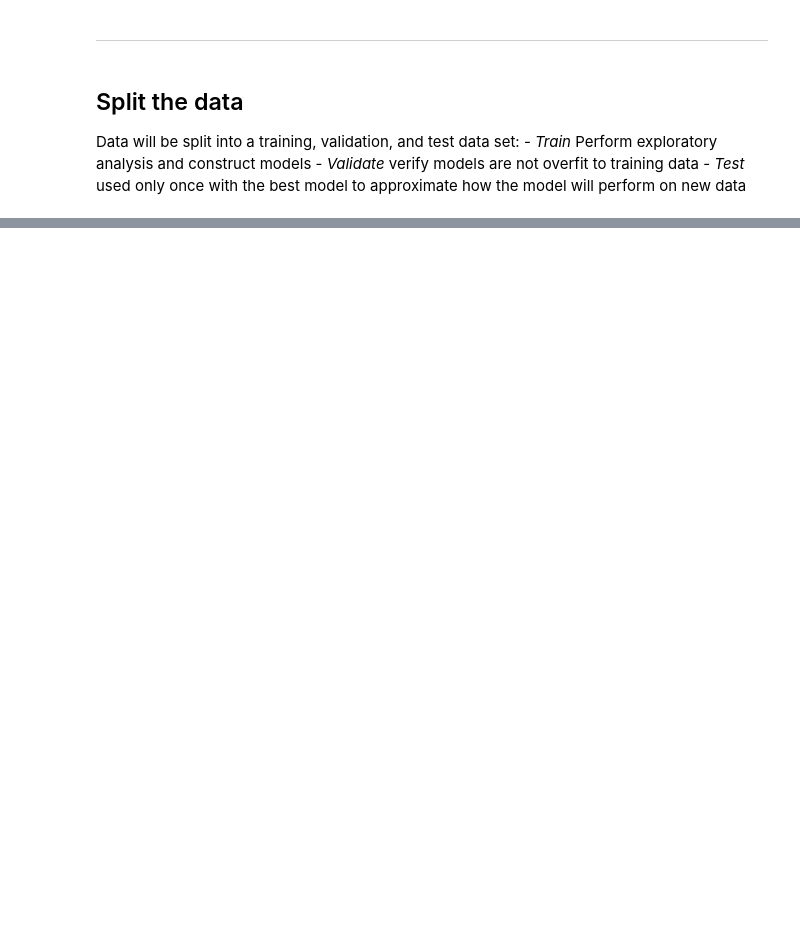
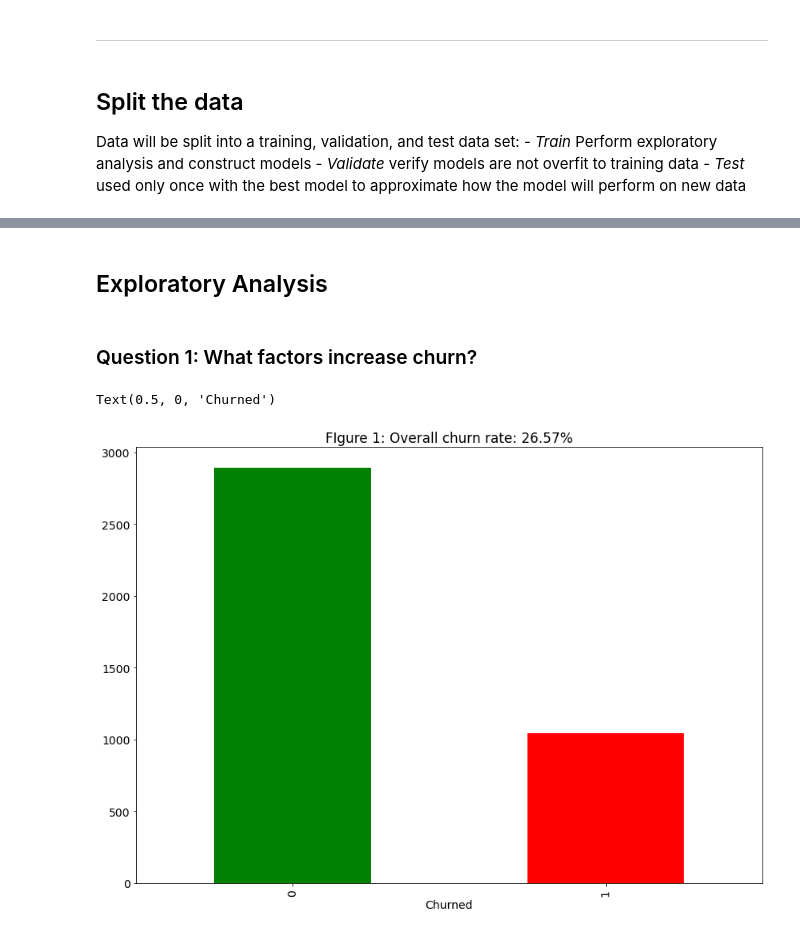
Before and after one commit to Jared-Godar/classification-project, a Jupyter notebook: telco_project_report.ipynb, the cells around one changed output, grey strips where cells are left out. Cells and saved outputs as stored; diff of their text form; code cells hidden in the pictures; blank space fills up the shorter version.

Commit message:
Update graphs and readme

```diff
--- a/telco_project_report.ipynb
+++ b/telco_project_report.ipynb
@@ -99,0 +129,12 @@ telco_train, telco_validate, telco_test=telco_prepare.split_telco(telco_df)
+# %% [markdown]
+## Exploratory Analysis
+# %% [markdown]
+### Question 1: What factors increase churn?
+# %%
+# Configure plots
+
+import seaborn as sns
+
+
+plt.rc('font', size=14)
+plt.rc('figure', figsize=(14, 10))
@@ -99,0 +153,11 @@ telco_train, telco_validate, telco_test=telco_prepare.split_telco(telco_df)
+# %%
+# Plot overall churn rate
+
+colors=['green', 'red']
+telco_train.churn_encoded.value_counts().sort_index().plot.bar(color=['green', 'red'])
+churn_rate = telco_train.churn_encoded.mean()
+plt.title(f"FIgure 1: Overall churn rate: {churn_rate:.2%}")
+plt.xlabel('Churned')
+# %% [output]
+Text(0.5, 0, 'Churned')
+[figure, added]
```
Also changed, not shown: parts of 74 cells of this notebook, 2 other files.
